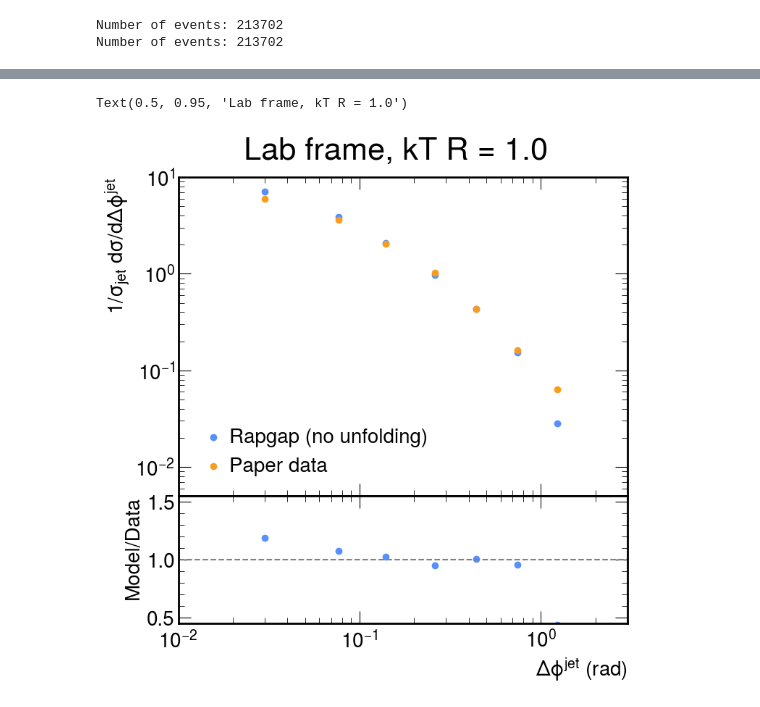
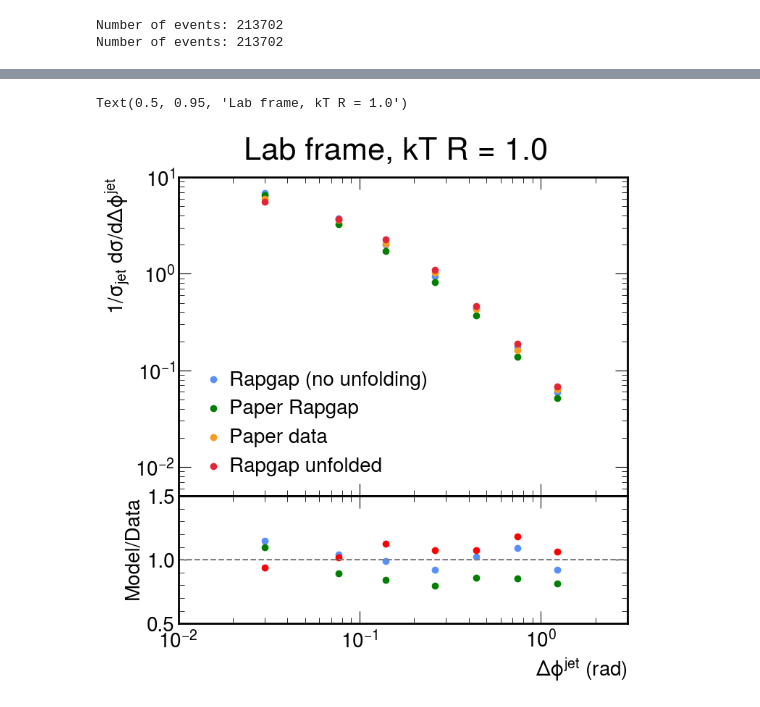
Before and after one commit to ViniciusMikuni/H1Unfold, a Jupyter notebook: scripts/H1_jet_paper.ipynb, the cells around one changed output, grey strips where cells are left out. Drawn from its saved outputs; the diff is of its cells as text; code cells hidden in the pictures.

```diff
--- a/scripts/H1_jet_paper.ipynb
+++ b/scripts/H1_jet_paper.ipynb
@@ -9,11 +9,11 @@ import vector
 hep.style.use("CMS")
 # %%
 data_directory = "/global/homes/r/rmilton/m3246/rmilton/H1Unfold/jet_data/"
-file_name = "kt_rapgap_jets.root"
+file_name = "kt_rapgap_jets_nogenmask_alljets_bothsteps.root"
 with ur.open("{file}:jets".format(file=data_directory+file_name)) as out:
     jets = out.arrays(["eta", "px", "py", "pz", "E", "pT", "phi"])
     print("Number of events:",out.num_entries)
 with ur.open("{file}:event".format(file=data_directory+file_name)) as event:
-    event_info = event.arrays(["Q2", "y", "elec_pT","elec_eta","elec_phi", "weight", "unfolded_weights"])
+    event_info = event.arrays(["Q2", "y", "elec_pT","elec_eta","elec_phi", "weight", "step2_weights"])
     print("Number of events:",event.num_entries)
 # %% [output]
@@ -42,12 +71,21 @@ print(len(jets["pT"]),len(jets["pT"][jet_mask]))
 # %%
 paper_pT = [12.3390, 18.1112, 26.5836, 39.01933, 57.27255, 84.064603]
 paper_pT_cross_section = [.1147, .0439, .0112, .00245, .00048, .000064]
+paper_pT_rapgap = [.117, .043, .0105, .0023, .00052, .000076]
+
 paper_eta = [-.650, .050, .750, 1.4500, 2.1500]
 paper_eta_cross_section = [.337, .605, .331, .1096, .0444]
+paper_eta_rapgap = [.292, .629, .354, .113, .042]
+
 paper_qTQ = [.03, .102, .21, .389, .716, 1.2988, 2.3359]
 paper_qTQ_cross_section = [3.51, 3.207, 1.65, .691, .223, .0705, .0059]
+paper_qTQ_rapgap = [4.26, 3.1, 1.46, .603, .192, .0558, .00456]
+
 paper_deltaphi = [.03, .077, .14, .26, .440, .741, 1.2343]
 paper_deltaphi_cross_section = [5.93, 3.622, 2.03, 1.02, .431, .161, .0640]
+paper_deltaphi_rapgap = [6.51, 3.24, 1.71, .814, .37, .137, .052]
+
+paper_Q2 = [150, 200, 280, 400, 700, 1100, 1700, 3500, 8000]
 # %%
 def get_binning(centers):
     edges = []
@@ -192,38 +324,44 @@ plt.ylim(1e-2,20)
 # %%
-delta_phi = np.absolute(np.pi + jets["phi"][jet_mask] - event_info["elec_phi"][jet_mask])
+delta_phi = np.absolute(np.pi + flattened_phi - event_elec_phi)
 delta_phi = np.where(delta_phi > 2 * np.pi, delta_phi - 2 * np.pi, delta_phi)
 
 fig = plt.figure(figsize=(8,8))
 gs = fig.add_gridspec(2, hspace=0, height_ratios=[2.5, 1])
 axs = gs.subplots(sharex=True)
 xlow, xhigh = .01, 3
 
-n,bins = np.histogram(delta_phi, weights = event_info["weight"][jet_mask], density=True, bins = deltaphi_binning)
+n,bins = np.histogram(delta_phi, weights = event_weights, density=True, bins = deltaphi_binning)
 axs[0].scatter(bins[:-1]+ 0.5*(bins[1:] - bins[:-1]), n, label="Rapgap (no unfolding)")
+axs[0].scatter(paper_deltaphi, paper_deltaphi_rapgap, label="Paper Rapgap", color='green')
 
 axs[0].scatter(paper_deltaphi, paper_deltaphi_cross_section, label="Paper data")
+
+n_unfolded,bins_unfolded = np.histogram(delta_phi, weights = event_weights*step2_weights, density=True, bins = deltaphi_binning)
+axs[0].scatter(bins_unfolded[:-1]+ 0.5*(bins_unfolded[1:] - bins_unfolded[:-1]), n_unfolded, label="Rapgap unfolded")
 
 axs[0].set_xscale('log')
 axs[0].set_yscale('log')
 axs[0].set_ylim(5e-3,10)
 axs[0].set_xlim(xlow, xhigh)
 axs[0].set_ylabel("$1/\sigma_{jet}~d\sigma/d\Delta \phi^{jet}$", fontsize=20)
 axs[0].legend(loc='lower left', handletextpad=0.05, fontsize=20)
 axs[0].tick_params(axis='both', which='major', labelsize=20)
 axs[0].tick_params(axis='both', which='minor', labelsize=20)
 
 axs[1].set_xscale('log')
 axs[1].scatter(paper_deltaphi, n/paper_deltaphi_cross_section)
+axs[1].scatter(paper_deltaphi, n_unfolded/paper_deltaphi_cross_section, color='red')
+axs[1].scatter(paper_deltaphi, np.asarray(paper_deltaphi_rapgap)/paper_deltaphi_cross_section, color='green')
 axs[1].set_ylabel("Model/Data", fontsize=20)
-axs[1].set_ylim(0.45, 1.55)
+axs[1].set_ylim(0.5, 1.5)
 axs[1].set_xlim(xlow, xhigh)
 axs[1].tick_params(axis='both', which='major', labelsize=20)
 axs[1].tick_params(axis='both', which='minor', labelsize=20)
 axs[1].hlines(1, xlow, xhigh, color='grey', linestyle='dashed')
 
 plt.xlabel("$\Delta \phi^{jet} ~(rad)$", fontsize=20)
 
 plt.suptitle("Lab frame, kT R = 1.0", y=0.95)
 # %% [output]
 Text(0.5, 0.95, 'Lab frame, kT R = 1.0')
-[figure, old version]
+[figure, new version]
```
Also changed, not shown: parts of 16 cells of this notebook, 2 other files.
